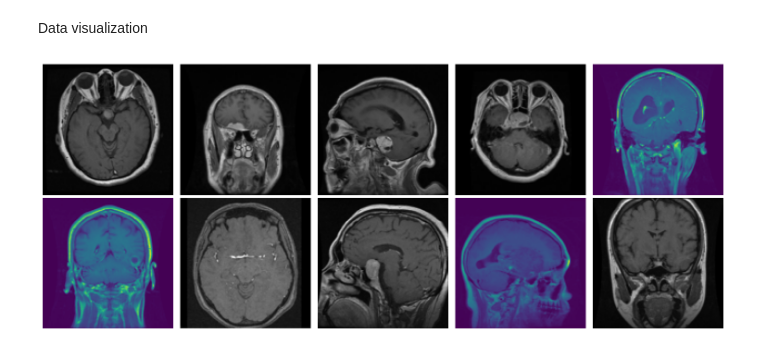
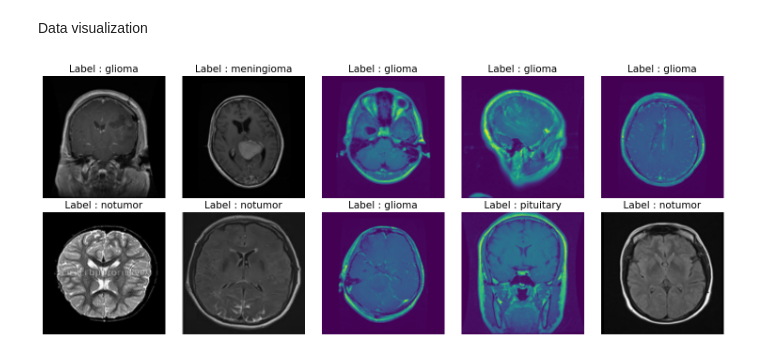
Before and after one commit to Tusharchauhan1302/Brain_Tumor_Detection, a Jupyter notebook: Brain.ipynb, the cells around one changed output. Cells and saved outputs as stored; diff of their text form; code cells hidden in the pictures.

Commit message:
made some changes in the data visualization images, now label/classes will display on the top of the images.

```diff
--- a/Brain.ipynb
+++ b/Brain.ipynb
@@ -51,30 +51,31 @@ Data visualization
 # %%
 import random
 import matplotlib.pyplot as plt
 from PIL import Image
 import os
 
 
 #Select random indcies for 10 images
 random_indices = random.sample(range(len(train_paths)), 10)
 
 # Create a figure to display images in 2 rows
 fig, axes = plt.subplots(2,5, figsize=(15, 6))
 axes = axes.ravel()
 
 # Loop thorugh the random indcies and display images
 for i, index in enumerate(random_indices):
   img_path = train_paths[index]
   img = Image.open(img_path)
   img = img.resize((128, 128))
 
 
   # Display images
   axes[i].imshow(img)
   axes[i].axis("off")
+  axes[i].set_title(f"Label : {train_labels[index]}", fontsize = 15)
 
 
 plt.tight_layout()
 plt.show()
 # %% [output]
-[figure, old version]
+[figure, new version]
```
